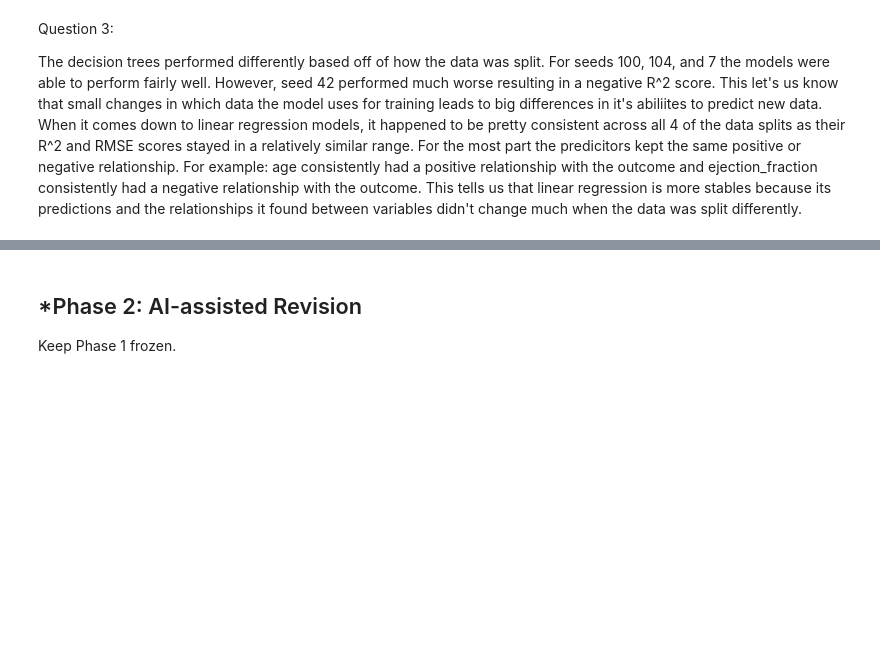
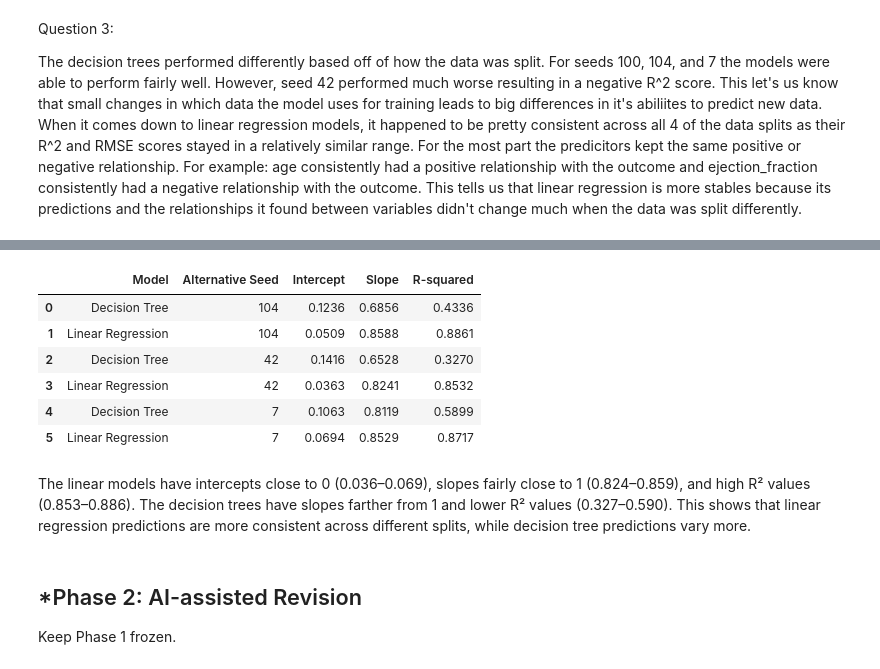
Before and after one commit to AdelineKwakye/L03-tree-stability, a Jupyter notebook: notebook.ipynb, the cells around one changed output, grey strips where cells are left out. Drawn from its saved outputs; the diff is of its cells as text; code cells hidden in the pictures; blank space fills up the shorter version.

```diff
--- a/notebook.ipynb
+++ b/notebook.ipynb
@@ -229,3 +334,63 @@ The decision trees performed differently based off of how the data was split. Fo
+# %%
+# Q4c: Regress alternative model predictions on baseline predictions
+
+from sklearn.linear_model import LinearRegression
+from sklearn.metrics import r2_score
+
+regression_results = []
+
+for seed in seeds:
+
+    # Decision tree comparison
+    tree_reg = LinearRegression().fit(
+        y_hat_tree.reshape(-1, 1),
+        tree_predictions[seed]
+    )
+
+    tree_r2 = tree_reg.score(
+        y_hat_tree.reshape(-1, 1),
+        tree_predictions[seed]
+    )
+
+    regression_results.append({
+        "Model": "Decision Tree",
+        "Alternative Seed": seed,
+        "Intercept": tree_reg.intercept_,
+        "Slope": tree_reg.coef_[0],
+        "R-squared": tree_r2
+    })
+
+    # Linear regression comparison
+    linear_reg = LinearRegression().fit(
+        y_hat_linear.reshape(-1, 1),
+        linear_predictions[seed]
+    )
+
+    linear_r2 = linear_reg.score(
+        y_hat_linear.reshape(-1, 1),
+        linear_predictions[seed]
+    )
+
+    regression_results.append({
+        "Model": "Linear Regression",
+        "Alternative Seed": seed,
+        "Intercept": linear_reg.intercept_,
+        "Slope": linear_reg.coef_[0],
+        "R-squared": linear_r2
+    })
+
+regression_df = pd.DataFrame(regression_results)
+display(regression_df.round(4))
+# %% [output]
+|  | Model | Alternative Seed | Intercept | Slope | R-squared |
+| 0 | Decision Tree | 104 | 0.1236 | 0.6856 | 0.4336 |
+| 1 | Linear Regression | 104 | 0.0509 | 0.8588 | 0.8861 |
+| 2 | Decision Tree | 42 | 0.1416 | 0.6528 | 0.3270 |
+| 3 | Linear Regression | 42 | 0.0363 | 0.8241 | 0.8532 |
+| 4 | Decision Tree | 7 | 0.1063 | 0.8119 | 0.5899 |
+| 5 | Linear Regression | 7 | 0.0694 | 0.8529 | 0.8717 |
+# %% [markdown]
+The linear models have intercepts close to 0 (0.036–0.069), slopes fairly close to 1 (0.824–0.859), and high R² values (0.853–0.886). The decision trees have slopes farther from 1 and lower R² values (0.327–0.590). This shows that linear regression predictions are more consistent across different splits, while decision tree predictions vary more.
 # %% [markdown]
 ## *Phase 2: AI-assisted Revision
 Keep Phase 1 frozen.
```
Also changed, not shown: parts of 7 cells of this notebook.
